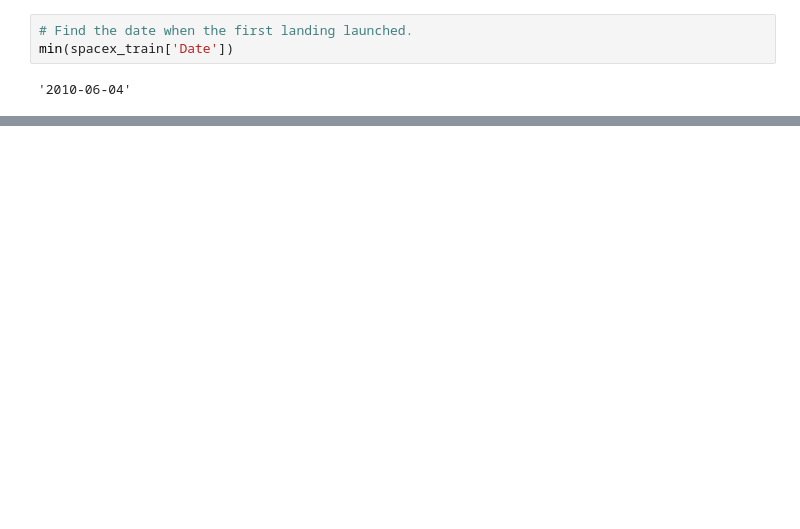
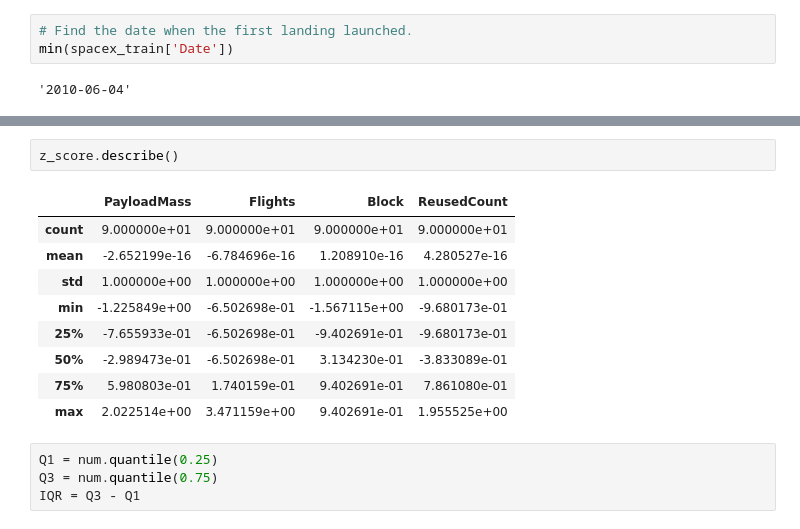
Before and after one commit to chiakl/spacex, a Jupyter notebook: spacex.ipynb, the cells around one changed output, grey strips where cells are left out. Cells and saved outputs as stored; diff of their text form; blank space fills up the shorter version.

```diff
--- a/spacex.ipynb
+++ b/spacex.ipynb
@@ -390,0 +426,16 @@ Name: Class, dtype: int64
+# %%
+z_score.describe()
+# %% [output]
+|  | PayloadMass | Flights | Block | ReusedCount |
+| count | 9.000000e+01 | 9.000000e+01 | 9.000000e+01 | 9.000000e+01 |
+| mean | -2.652199e-16 | -6.784696e-16 | 1.208910e-16 | 4.280527e-16 |
+| std | 1.000000e+00 | 1.000000e+00 | 1.000000e+00 | 1.000000e+00 |
+| min | -1.225849e+00 | -6.502698e-01 | -1.567115e+00 | -9.680173e-01 |
+| 25% | -7.655933e-01 | -6.502698e-01 | -9.402691e-01 | -9.680173e-01 |
+| 50% | -2.989473e-01 | -6.502698e-01 | 3.134230e-01 | -3.833089e-01 |
+| 75% | 5.980803e-01 | 1.740159e-01 | 9.402691e-01 | 7.861080e-01 |
+| max | 2.022514e+00 | 3.471159e+00 | 9.402691e-01 | 1.955525e+00 |
+# %%
+Q1 = num.quantile(0.25)
+Q3 = num.quantile(0.75)
+IQR = Q3 - Q1
```
Also changed, not shown: parts of 22 cells of this notebook.
